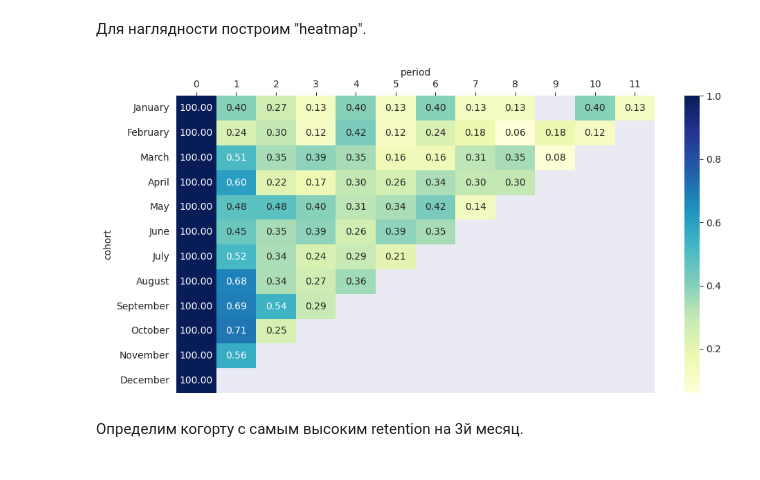
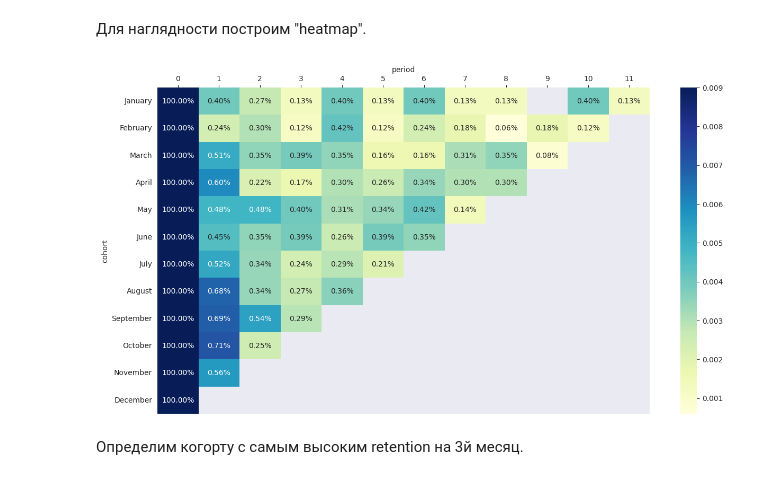
Before and after one commit to Terkinsss/karpov_courses_intermediate_project, a Jupyter notebook: Project.ipynb, the cells around one changed output. Cells and saved outputs as stored; diff of their text form; code cells hidden in the pictures.

```diff
--- a/Project.ipynb
+++ b/Project.ipynb
@@ -764,14 +764,17 @@ pivot_t
 | December | 100.0 | NaN | NaN | NaN | NaN | NaN | NaN | NaN | NaN | NaN | NaN | ... |
 # %% [markdown]
 Для наглядности построим "heatmap".
+# %%
+pivot_t_temp = pivot_t / 100
 # %%
+plt.figure(figsize=(15, 8))
 plt.grid(False)
-ax = sns.heatmap(pivot_t, cmap="YlGnBu", annot=True, fmt=".2f", vmax=1)
+ax = sns.heatmap(pivot_t_temp, cmap="YlGnBu", annot=True, fmt=".2%", vmax=0.009)
 ax.xaxis.tick_top()
 ax.xaxis.set_label_position('top')
 plt.show();
 # %% [output]
-[figure, old version]
+[figure, new version]
 # %% [markdown]
 Определим когорту с самым высоким retention на 3й месяц.
 # %%
```
Also changed, not shown: parts of 21 cells of this notebook.
